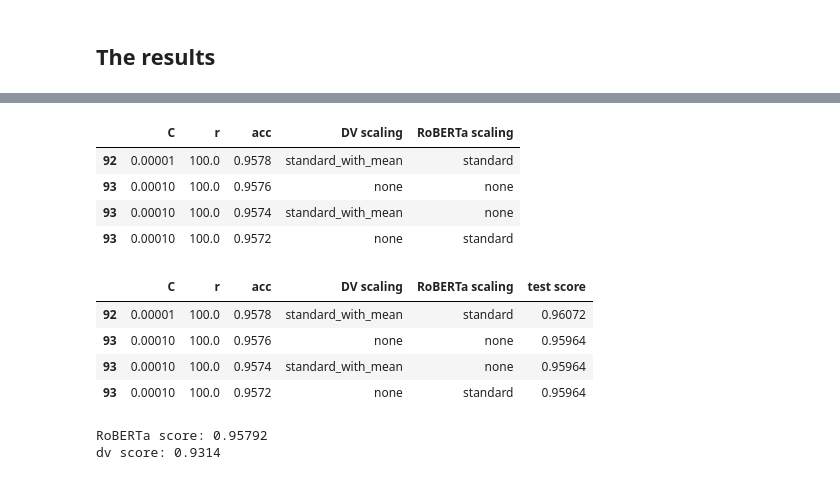
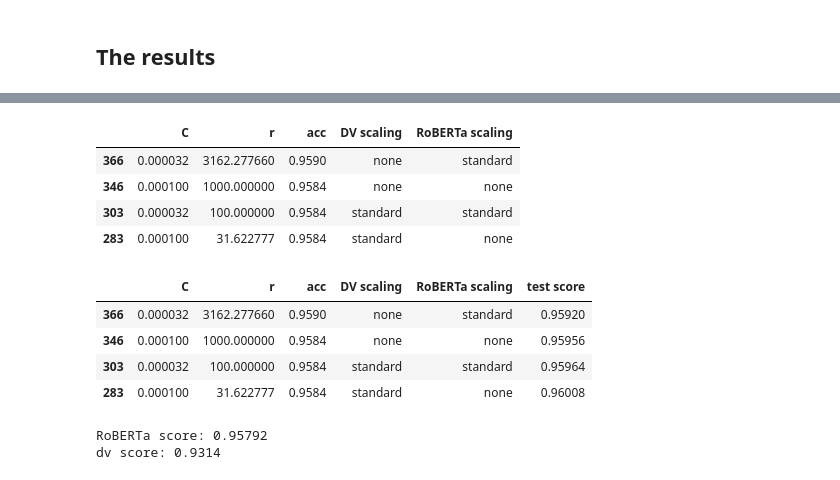
Before and after one commit to Bgzh/dv-cosine, a Jupyter notebook: dv+roberta.ipynb, the cells around one changed output, grey strips where cells are left out. Drawn from its saved outputs; the diff is of its cells as text; code cells hidden in the pictures.

```diff
--- a/dv+roberta.ipynb
+++ b/dv+roberta.ipynb
@@ -153,8 +153,8 @@ warnings.simplefilter("ignore", category=ConvergenceWarning)
 np.random.seed(12)
 # run the experiment
 his = {}
-rs = np.logspace(-7, 2, 10)
-Cs = np.logspace(-7, 2, 10)
+rs = np.logspace(-5, 5, 21)
+Cs = np.logspace(-9, 1, 21)
 for dv_scaler_name, dv_scaler in dv_scalers.items():
     for bon_scaler_name, bon_scaler in re_scalers.items():
         stclf = ImdbSentimentClf(r=rs, C=Cs, dv_scaler=dv_scaler, bon_scaler=bon_scaler, cv=3)
@@ -178,2 +181,3 @@ df = read_logs(his)
 # %%
 df = df.rename(columns={"BON scaling": "RoBERTa scaling"})
+df = df.replace("standard_with_mean", "standard")
@@ -189,10 +205,10 @@ top = df.sort_values(by="acc", ascending=False).head(4).copy()
 top
 # %% [output]
 |  | C | r | acc | DV scaling | RoBERTa scaling |
-| 92 | 0.00001 | 100.0 | 0.9578 | standard_with_mean | standard |
-| 93 | 0.00010 | 100.0 | 0.9576 | none | none |
-| 93 | 0.00010 | 100.0 | 0.9574 | standard_with_mean | none |
-| 93 | 0.00010 | 100.0 | 0.9572 | none | standard |
+| 366 | 0.000032 | 3162.277660 | 0.9590 | none | standard |
+| 346 | 0.000100 | 1000.000000 | 0.9584 | none | none |
+| 303 | 0.000032 | 100.000000 | 0.9584 | standard | standard |
+| 283 | 0.000100 | 31.622777 | 0.9584 | standard | none |
 # %%
 embedding_train = np.vstack([embedding_train, embedding_dev])
 rembs_train = np.vstack([rembs_train, rembs_dev])
@@ -201,31 +217,31 @@ y_train = np.concatenate([y_train, y_dev])
 # %%
 lr = LogisticRegression()
 
 sd = StandardScaler(with_mean=True)
 embedding_train_sd = sd.fit_transform(embedding_train)
 embedding_test_sd = sd.transform(embedding_test)
 
 rembs_train_sd = sd.fit_transform(rembs_train)
 rembs_test_sd = sd.transform(rembs_test)
 
 for i, a in top.iterrows():
-    dv_train = embedding_train_sd if a["DV scaling"] == "standard_with_mean" else embedding_train
-    dv_test = embedding_test_sd if a["DV scaling"] == "standard_with_mean" else embedding_test
+    dv_train = embedding_train_sd if a["DV scaling"] == "standard" else embedding_train
+    dv_test = embedding_test_sd if a["DV scaling"] == "standard" else embedding_test
 
     rb_train = rembs_train_sd if a["RoBERTa scaling"] == "standard" else rembs_train
     rb_test = rembs_test_sd if a["RoBERTa scaling"] == "standard" else rembs_test
 
     lr.set_params(C=a["C"])
     lr.fit(np.hstack([dv_train * a["r"],rb_train]), y_train)
     test_score = lr.score(np.hstack([dv_test * a["r"], rb_test]), y_test)
     top.loc[i, "test score"] = test_score
 
 top
 # %% [output]
 |  | C | r | acc | DV scaling | RoBERTa scaling | test score |
-| 92 | 0.00001 | 100.0 | 0.9578 | standard_with_mean | standard | 0.96072 |
-| 93 | 0.00010 | 100.0 | 0.9576 | none | none | 0.95964 |
-| 93 | 0.00010 | 100.0 | 0.9574 | standard_with_mean | none | 0.95964 |
-| 93 | 0.00010 | 100.0 | 0.9572 | none | standard | 0.95964 |
+| 366 | 0.000032 | 3162.277660 | 0.9590 | none | standard | 0.95920 |
+| 346 | 0.000100 | 1000.000000 | 0.9584 | none | none | 0.95956 |
+| 303 | 0.000032 | 100.000000 | 0.9584 | standard | standard | 0.95964 |
+| 283 | 0.000100 | 31.622777 | 0.9584 | standard | none | 0.96008 |
 # %%
 
```
Also changed, not shown: parts of 6 cells of this notebook, 41 other files.
